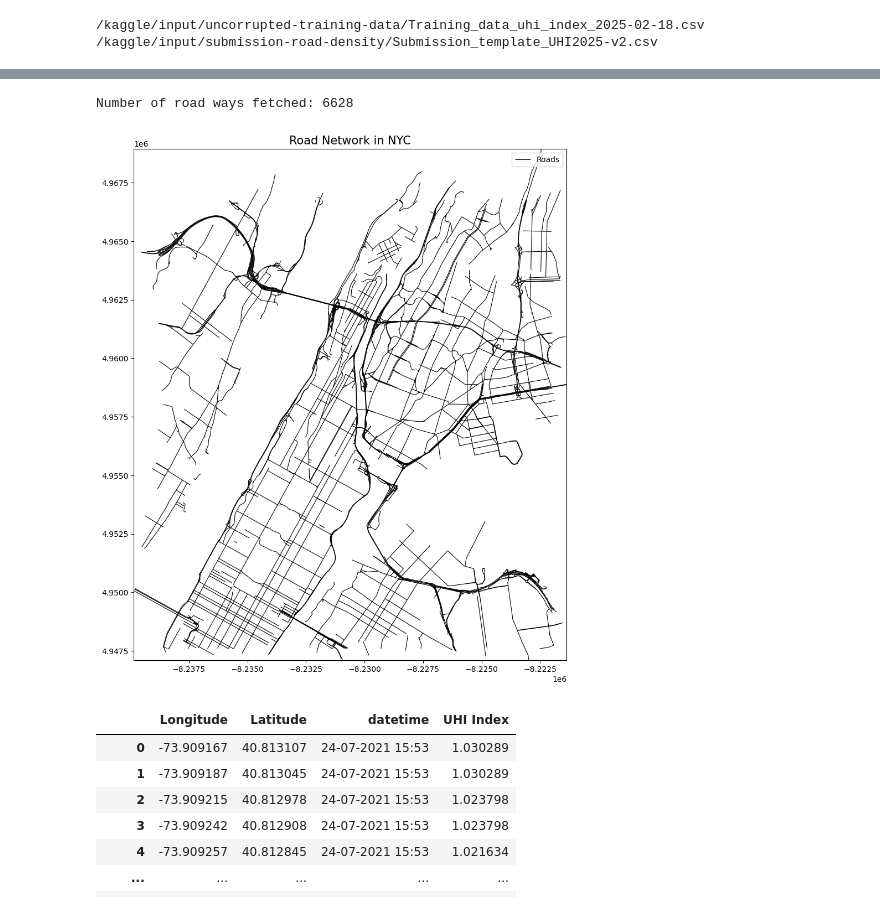
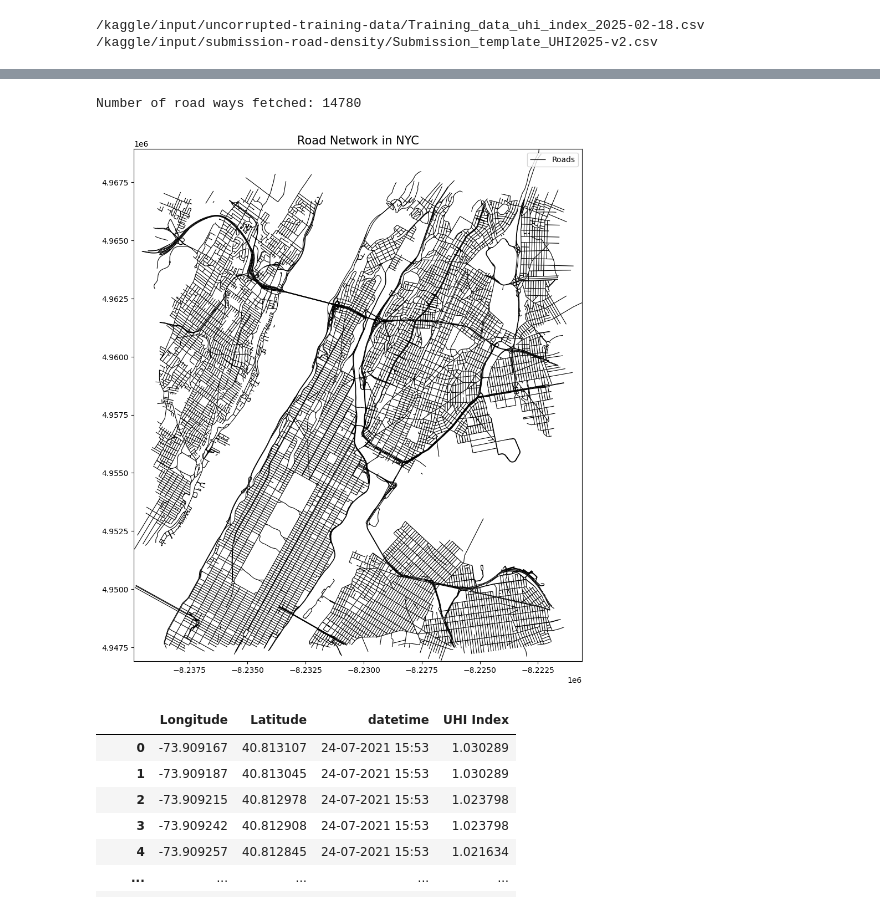
Before and after one commit to WeiSiangLai/EY-Data-Science, a Jupyter notebook: Features/Road Density/overpass-road.ipynb, the cells around one changed output, grey strips where cells are left out. Cells and saved outputs as stored; diff of their text form; code cells hidden in the pictures.

Commit message:
Add latest road density file

```diff
--- a/Features/Road Density/overpass-road.ipynb
+++ b/Features/Road Density/overpass-road.ipynb
@@ -45,7 +41,7 @@ upper_right = (40.88, -73.86)
 overpass_query = f"""
 [out:json];
 (
-  way["highway"~"trunk|motorway|secondary|tertiary"]({lower_left[0]},{lower_left[1]},{upper_right[0]},{upper_right[1]});
+  way["highway"~"trunk|motorway|primary|secondary|tertiary|residential"]({lower_left[0]},{lower_left[1]},{upper_right[0]},{upper_right[1]});
 );
 out body;
 (._;>;);
@@ -63,35 +59,35 @@ try:
         nodes = [(float(node.lon), float(node.lat)) for node in way.nodes]
         if len(nodes) >= 2:
             geometries.append(LineString(nodes))
             names.append(way.tags.get('name', 'Unnamed'))
 
     # Create GeoDataFrame for roads
     if geometries:
         gdf_roads = gpd.GeoDataFrame({'name': names, 'geometry': geometries}, crs="EPSG:4326")
 
         # Reproject to metric CRS (EPSG:3395) for length calculation
         gdf_roads = gdf_roads.to_crs(epsg=3395)
         gdf_roads['length_m'] = gdf_roads.geometry.length  # Road length in meters
 
         # Plot the roads
         fig, ax = plt.subplots(figsize=(12, 12))
         gdf_roads.plot(ax=ax, color="black", linewidth=0.8, label="Roads")
         ax.set_xlim(gdf_roads.total_bounds[0], gdf_roads.total_bounds[2])
         ax.set_ylim(gdf_roads.total_bounds[1], gdf_roads.total_bounds[3])
         ax.set_title("Road Network in NYC", fontsize=15)
         ax.legend()
         ax.axis('on')
         plt.show()
 
     else:
         print("No roads found to plot.")
 except overpy.exception.OverpassTooManyRequests:
     print("Too many requests to Overpass API. Please wait and try again.")
 except Exception as e:
     print(f"Error: {str(e)}")
 # %% [output]
-Number of road ways fetched: 6628
+Number of road ways fetched: 14780
-[figure, old version]
+[figure, new version]
 # %%
 train_df = pd.read_csv("/kaggle/input/uncorrupted-training-data/Training_data_uhi_index_2025-02-18.csv")
 # %%
```
Also changed, not shown: parts of 5 cells of this notebook, 2 other files.
